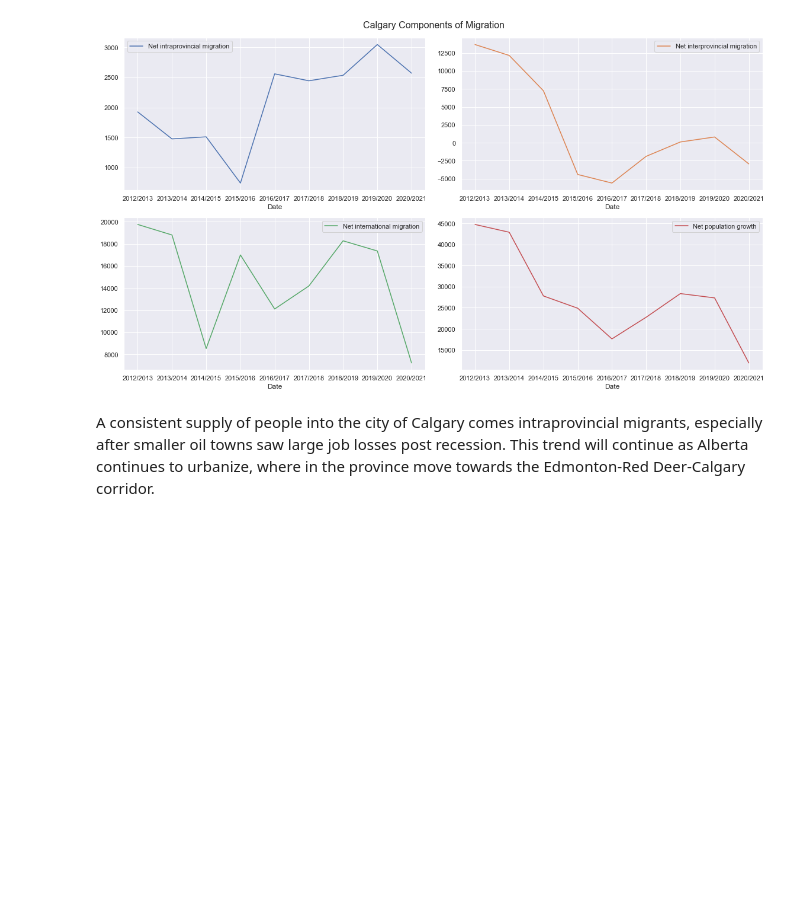
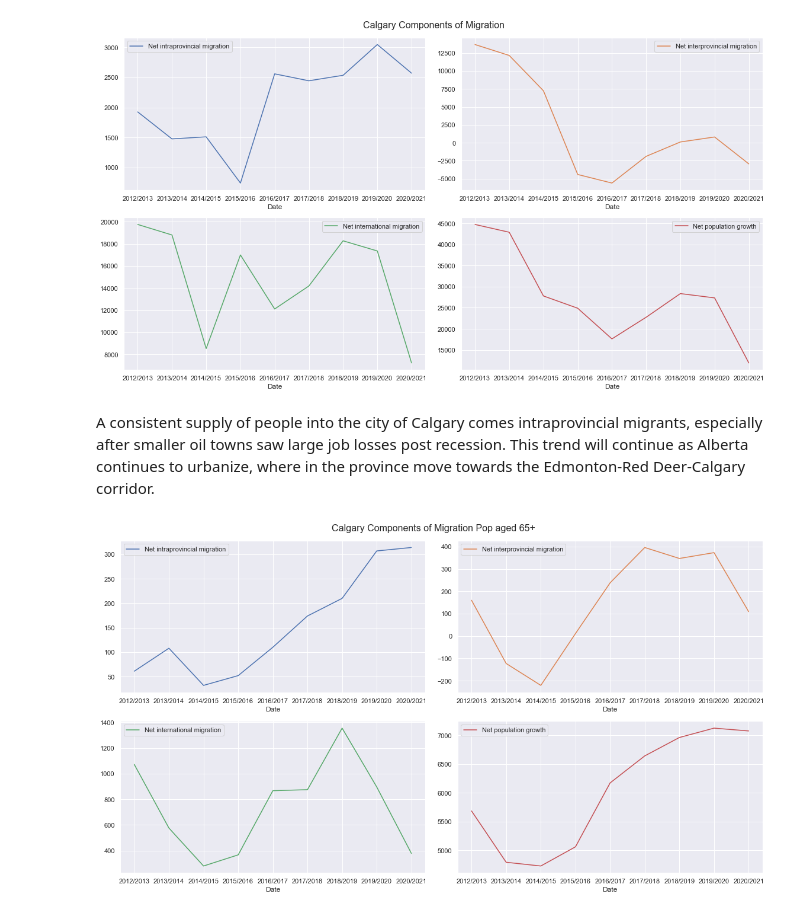
Before and after one commit to doublebigmak/housing_stats, a Jupyter notebook: kbase/demographics.ipynb, the cells around one changed output. Saved outputs shown, nothing was run; the diff lists cells and outputs as text; code cells hidden in the pictures; blank space fills up the shorter version.

```diff
--- a/kbase/demographics.ipynb
+++ b/kbase/demographics.ipynb
@@ -176,3 +176,20 @@ plt.savefig('kbase_graphs/cal_mig_short.png')
 [figure]
 # %% [markdown]
 A consistent supply of people into the city of Calgary comes intraprovincial migrants, especially after smaller oil towns saw large job losses post recession. This trend will continue as Alberta continues to urbanize, where in the province move towards the Edmonton-Red Deer-Calgary corridor.
+# %%
+cal_senior = cal_mig[cal_mig['Age group']=='65 years and older'][['REF_DATE','Components of population growth','VALUE']]
+cal_senior_piv=cal_senior.pivot(index='REF_DATE',columns='Components of population growth',values='VALUE')
+# %%
+cal_senior_piv['Net international migration']=cal_senior_piv['Immigrants']+cal_senior_piv['Net non-permanent residents']-cal_senior_piv['Emigrants']-cal_senior_piv['Net temporary emigration']+cal_senior_piv['Returning emigrants']
+
+cal_senior_piv['Total net migration']=cal_senior_piv['Net interprovincial migration']+cal_senior_piv['Net international migration']
+
+cal_senior_piv['Net population growth']=cal_senior_piv['Total net migration']+cal_senior_piv['Deaths']
+# %%
+fig, ax = plt.subplots(nrows=2,ncols=2,figsize=(16,9))
+fig.suptitle('Calgary Components of Migration Pop aged 65+', fontsize=16)
+
+cal_senior_piv[['Net intraprovincial migration','Net interprovincial migration','Net international migration','Net population growth']]['2012/2013':].plot(subplots=True,xlabel='Date',ax=ax)
+plt.tight_layout()
+# %% [output]
+[figure, added]
```
Also changed, not shown: 17 other files.
